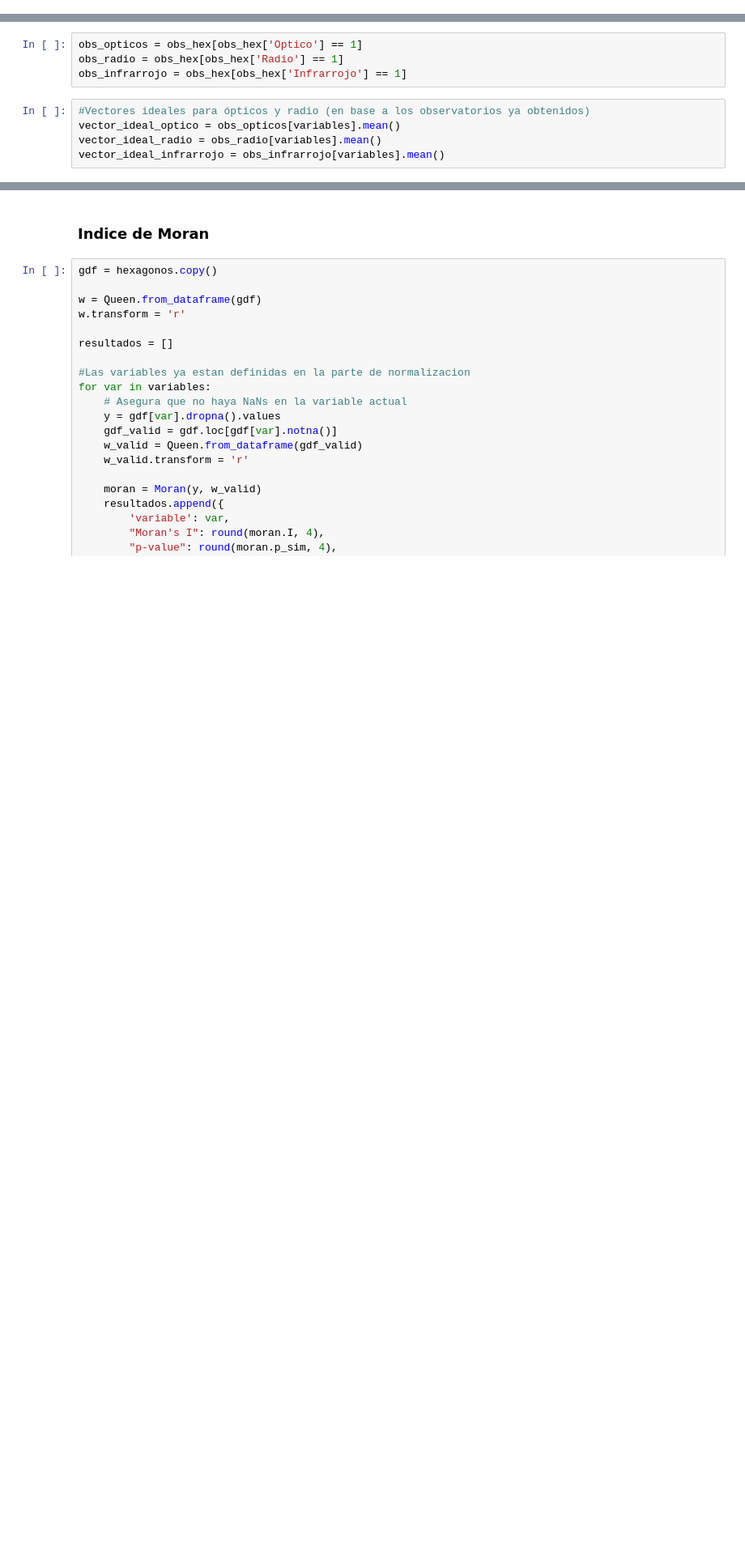
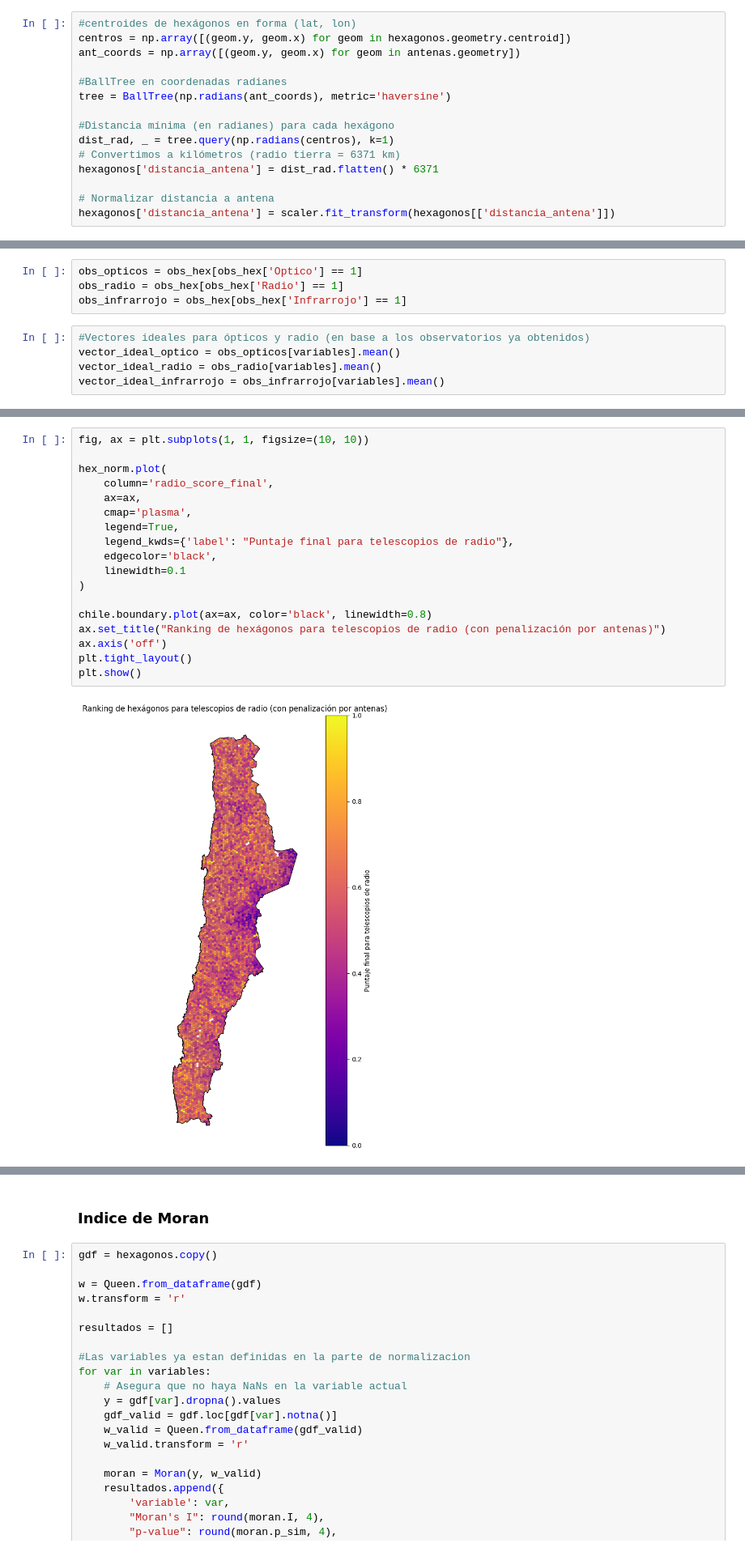
Before and after one commit to ChrisKmilo/Geoespatial-Project, a Jupyter notebook: Proyecto.ipynb, the cells around one changed output, grey strips where cells are left out. Shown at 81% size. Drawn from its saved outputs; the diff is of its cells as text; blank space fills up the shorter version.

```diff
--- a/Proyecto.ipynb
+++ b/Proyecto.ipynb
@@ -461,3 +482,18 @@ hexagonos.head(1)
 # %% [output]
 |  | id | geometry | calidad_aire1 | calidad_aire2 | calidad_aire3 | contaminacion_luminica | elevacion | ... |
 | 0 | 1 | POLYGON ((-71.39246 -32.18932, -7... | 0.428796 | 0.405663 | 0.096729 | 0.001855 | 0.527677 | ... |
+# %%
+#centroides de hexágonos en forma (lat, lon)
+centros = np.array([(geom.y, geom.x) for geom in hexagonos.geometry.centroid])
+ant_coords = np.array([(geom.y, geom.x) for geom in antenas.geometry])
+
+#BallTree en coordenadas radianes
+tree = BallTree(np.radians(ant_coords), metric='haversine')
+
+#Distancia mínima (en radianes) para cada hexágono
+dist_rad, _ = tree.query(np.radians(centros), k=1)
+# Convertimos a kilómetros (radio tierra = 6371 km)
+hexagonos['distancia_antena'] = dist_rad.flatten() * 6371
+
+# Normalizar distancia a antena
+hexagonos['distancia_antena'] = scaler.fit_transform(hexagonos[['distancia_antena']])
@@ -534 +555,21 @@ hex_norm['dist_infrarrojo'] = cdist(hex_norm[variables], [vector_ideal_infrarroj
+# %%
+fig, ax = plt.subplots(1, 1, figsize=(10, 10))
+
+hex_norm.plot(
+    column='radio_score_final',
+    ax=ax,
+    cmap='plasma',
+    legend=True,
+    legend_kwds={'label': "Puntaje final para telescopios de radio"},
+    edgecolor='black',
+    linewidth=0.1
+)
+
+chile.boundary.plot(ax=ax, color='black', linewidth=0.8)
+ax.set_title("Ranking de hexágonos para telescopios de radio (con penalización por antenas)")
+ax.axis('off')
+plt.tight_layout()
+plt.show()
+# %% [output]
+[figure, added]
 # %%
```
Also changed, not shown: parts of 24 cells of this notebook.
